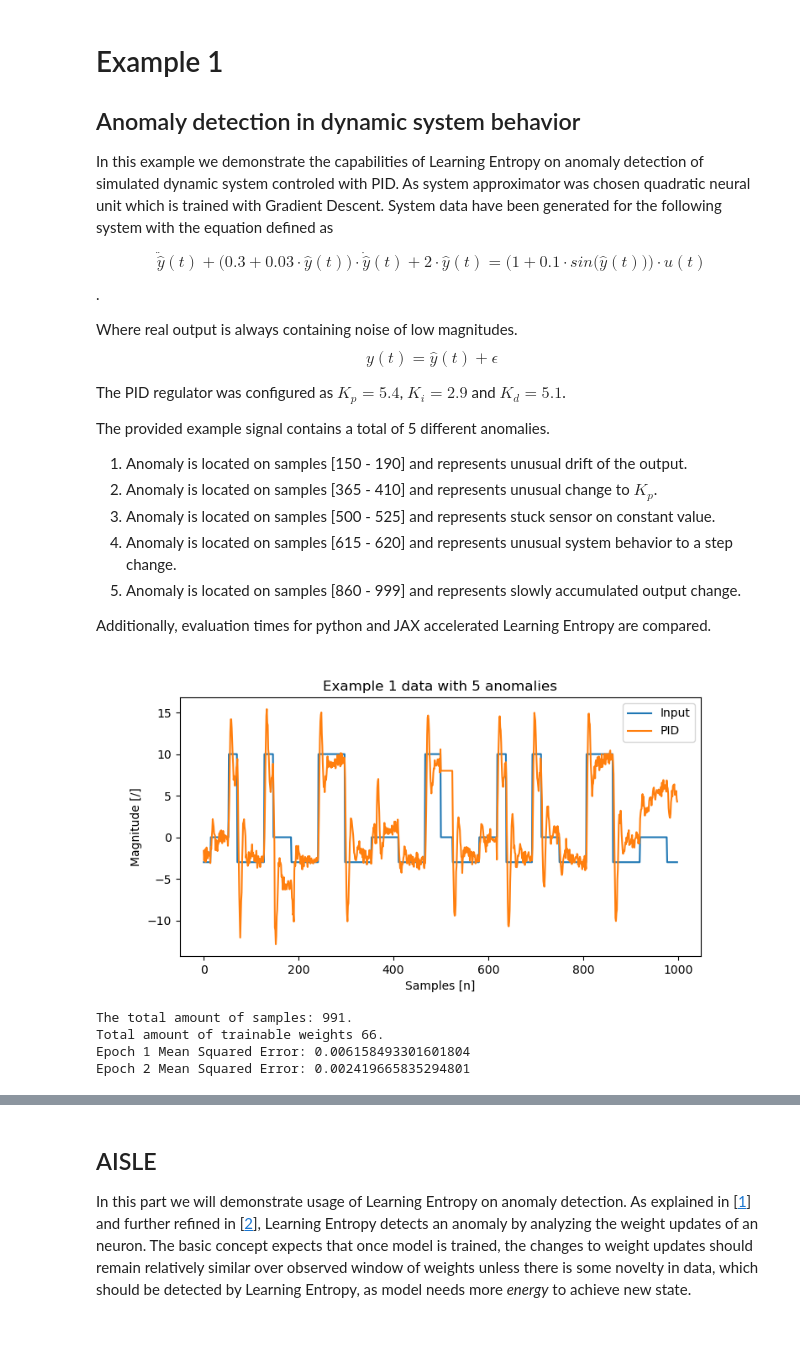
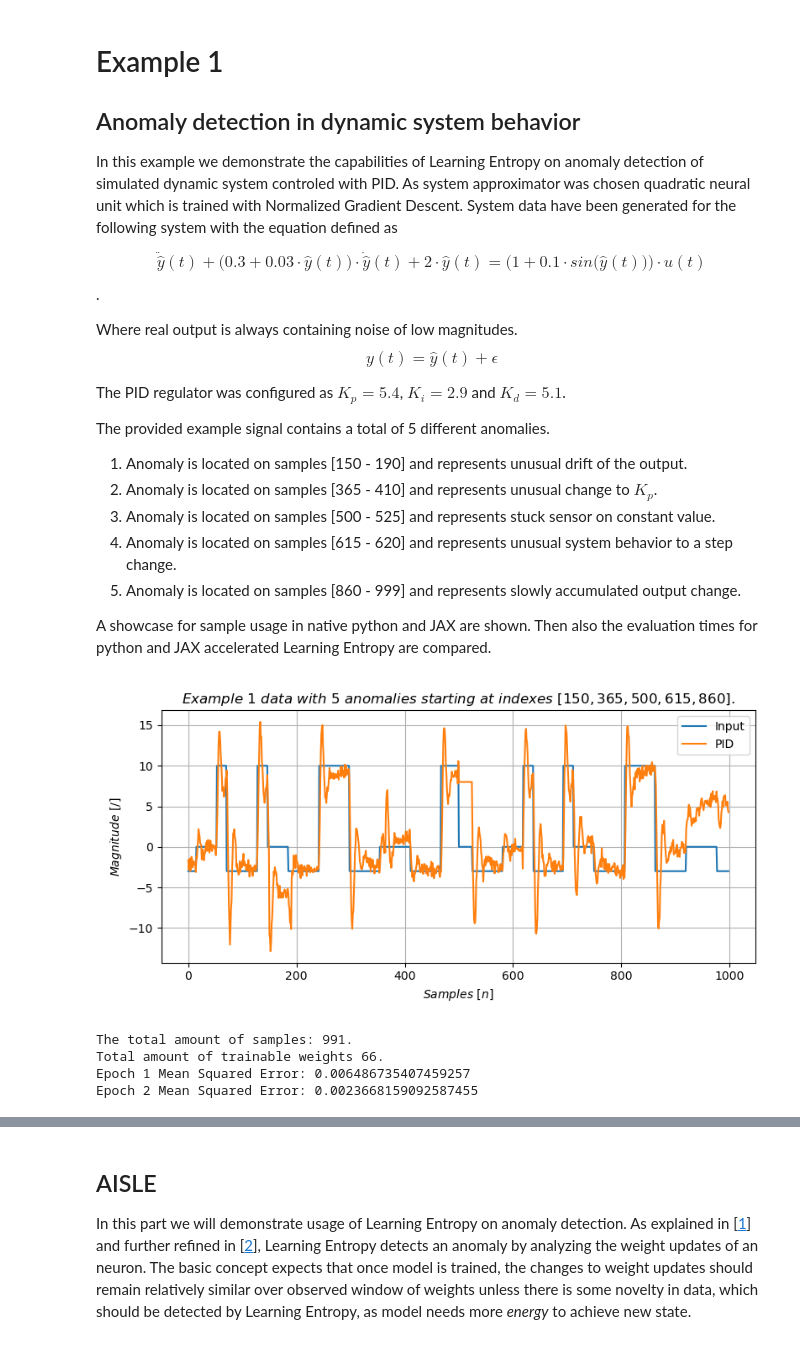
Before and after one commit to carnosi/AISLEX, a Jupyter notebook: examples/Example_1_Dynamic_System.ipynb, the cells around one changed output, grey strips where cells are left out. Saved outputs shown, nothing was run; the diff lists cells and outputs as text; code cells hidden in the pictures.

Commit message:
Improvements to example 1

```diff
--- a/examples/Example_1_Dynamic_System.ipynb
+++ b/examples/Example_1_Dynamic_System.ipynb
@@ -2,7 +2,7 @@
 # Example 1
 
 ## Anomaly detection in dynamic system behavior
-In this example we demonstrate the capabilities of Learning Entropy on anomaly detection of simulated dynamic system controled with PID. As system approximator was chosen quadratic neural unit which is trained with Gradient Descent. System data have been generated for the following system with the equation defined as
+In this example we demonstrate the capabilities of Learning Entropy on anomaly detection of simulated dynamic system controled with PID. As system approximator was chosen quadratic neural unit which is trained with Normalized Gradient Descent. System data have been generated for the following system with the equation defined as
 
 $$ \ddot{\hat{y}}(t) +\big(0.3 + 0.03\cdot  \hat{y}(t) \big)\cdot\dot{ \hat{y}}(t) + 2\cdot \hat y(t)
 =\Big(1 + 0.1\cdot sin\big( \hat y(t)\big)\Big)\cdot u(t)$$.
@@ -19,7 +19,7 @@ The provided example signal contains a total of 5 different anomalies.
 4. Anomaly is located on samples [615 - 620] and represents unusual system behavior to a step change.
 5. Anomaly is located on samples [860 - 999] and represents slowly accumulated output change.
 
-Additionally, evaluation times for python and JAX accelerated Learning Entropy are compared.
+A showcase for sample usage in native python and JAX are shown. Then also the evaluation times for python and JAX accelerated Learning Entropy are compared.
 # %%
 # Import required libs
 import math
@@ -46,17 +46,21 @@ from src.aisle_jax import aisle_window as jax_aisle_window
 # %%
 # Load and visualize input data
 data = pd.read_csv("example_1_data.csv", header=0, index_col=0)
 
 ax = data.plot(figsize=(8, 4))
 
-# Set titles and labels
-ax.set_title("Example 1 data with 5 anomalies")
-ax.set_ylabel("Magnitude [/]")
-ax.set_xlabel("Samples [n]")
+# Set title and labels
+ax.set_title(
+    r"$Example \ 1 \ data \ with \ 5 \ anomalies \ starting \ at \ indexes \ [150,365,500,615,860].$"
+)
+ax.set_ylabel(r"$Magnitude \ [/]$")
+ax.set_xlabel(r"$Samples \ [n]$")
 
+plt.grid()
+plt.tight_layout()
 plt.show()
 # %% [output]
-[figure, old version]
+[figure, new version]
 # %%
 # Prepare data scaler and scale data for training
 scaler = MinMaxScaler()
@@ -83,12 +87,12 @@ y = y[max(nu, ny) : -prediction_horizon]
 # Train Quadratic Neural Unit (QNU)
 mu = 0.1  # Learning rate
 epochs = 2
+r = 2  # QNU is second order polynom
 
 # Initialize parameters
 N = X.shape[0]
 print(f"The total amount of samples: {N}.")
 nw = X.shape[1]  # Get weights for QNU
-r = 2  # QNU is second order polynom
 nw = math.ceil(math.factorial(nw + r - 1) / math.factorial(r) / math.factorial(nw - 1))
 w = np.random.randn(nw) / nw
 print(f"Total amount of trainable weights {nw}.")
@@ -131,8 +135,8 @@ for epoch in range(epochs):
 # %% [output]
 The total amount of samples: 991.
 Total amount of trainable weights 66.
-Epoch 1 Mean Squared Error: 0.006158493301601804
-Epoch 2 Mean Squared Error: 0.002419665835294801
+Epoch 1 Mean Squared Error: 0.006486735407459257
+Epoch 2 Mean Squared Error: 0.0023668159092587455
 # %%
 # Visualize model prediction
 error = round(epoch_error, 3)
```
Also changed, not shown: parts of 12 cells of this notebook.
